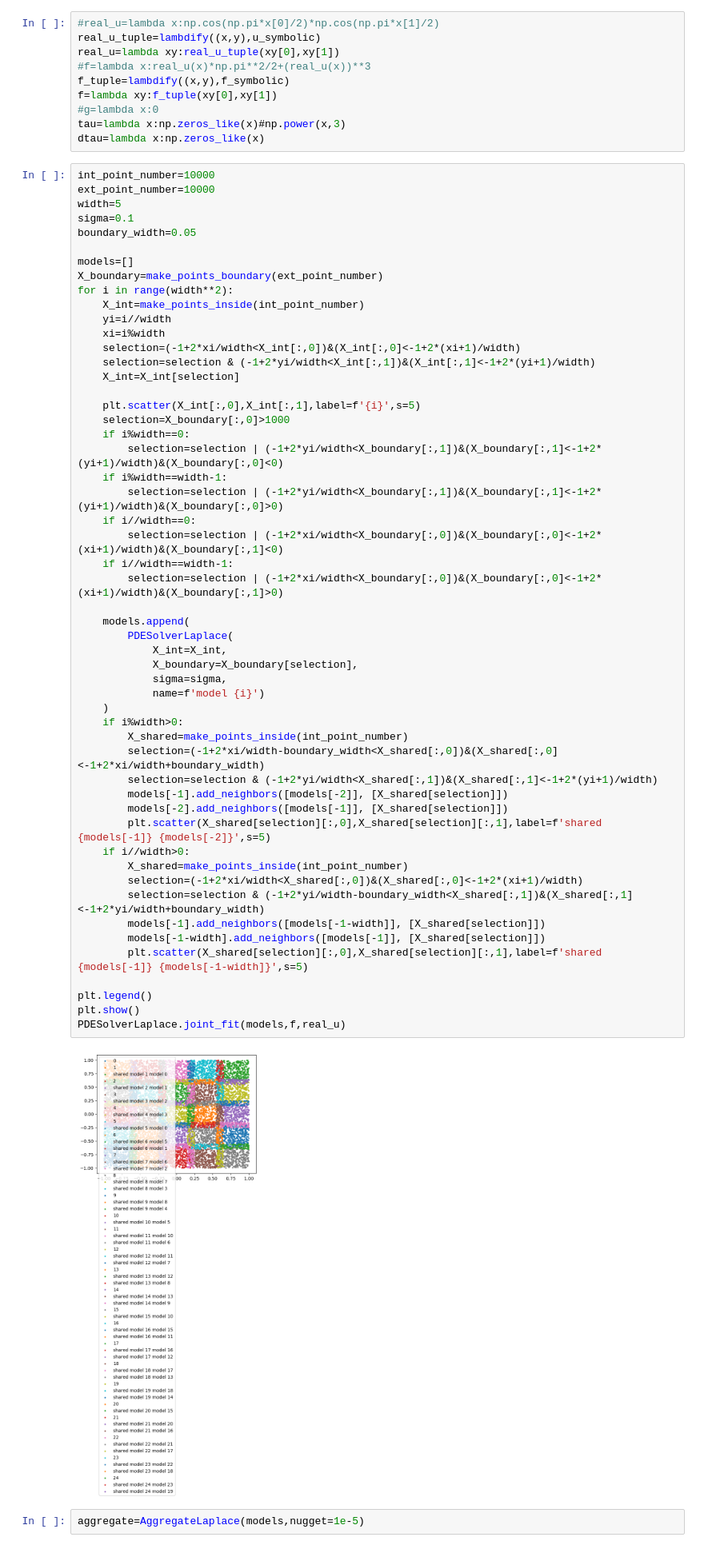
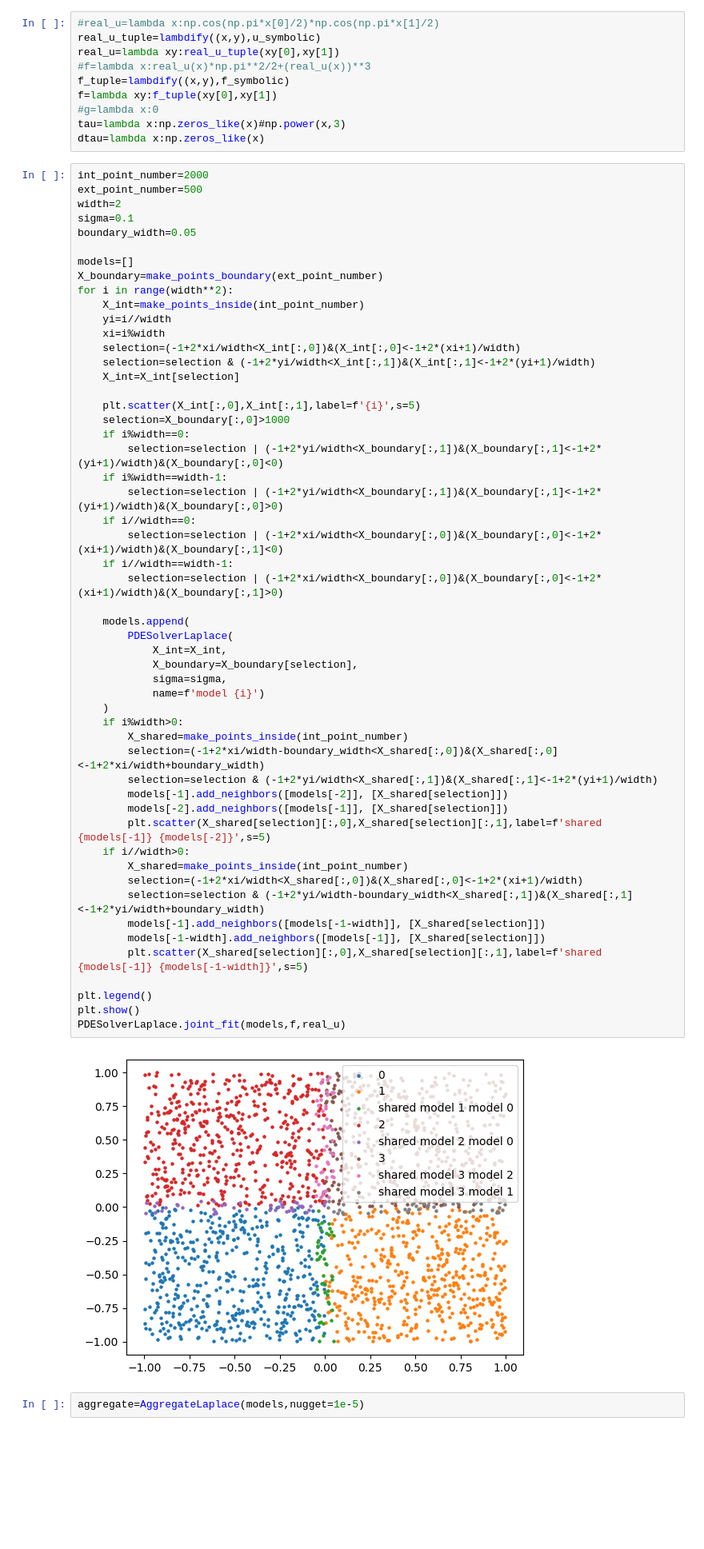
Before and after one commit to TheoBourdais/ModelAggregation, a Jupyter notebook: try joint aggregation with non everywhere share.ipynb, the cells around one changed output. Shown at 80% size. Saved outputs shown, nothing was run; the diff lists cells and outputs as text; blank space fills up the shorter version.

```diff
--- a/try joint aggregation with non everywhere share.ipynb
+++ b/try joint aggregation with non everywhere share.ipynb
@@ -70,9 +70,9 @@ f=lambda xy:f_tuple(xy[0],xy[1])
 tau=lambda x:np.zeros_like(x)#np.power(x,3)
 dtau=lambda x:np.zeros_like(x)
 # %%
-int_point_number=10000
-ext_point_number=10000
-width=5
+int_point_number=2000
+ext_point_number=500
+width=2
 sigma=0.1
 boundary_width=0.05
 
@@ -96,34 +96,34 @@ for i in range(width**2):
         selection=selection | (-1+2*xi/width<X_boundary[:,0])&(X_boundary[:,0]<-1+2*(xi+1)/width)&(X_boundary[:,1]<0)
     if i//width==width-1:
         selection=selection | (-1+2*xi/width<X_boundary[:,0])&(X_boundary[:,0]<-1+2*(xi+1)/width)&(X_boundary[:,1]>0)
 
     models.append(
         PDESolverLaplace(
             X_int=X_int,
             X_boundary=X_boundary[selection],
             sigma=sigma,
             name=f'model {i}')
     )
     if i%width>0:
         X_shared=make_points_inside(int_point_number)
         selection=(-1+2*xi/width-boundary_width<X_shared[:,0])&(X_shared[:,0]<-1+2*xi/width+boundary_width)
         selection=selection & (-1+2*yi/width<X_shared[:,1])&(X_shared[:,1]<-1+2*(yi+1)/width)
         models[-1].add_neighbors([models[-2]], [X_shared[selection]])
         models[-2].add_neighbors([models[-1]], [X_shared[selection]])
         plt.scatter(X_shared[selection][:,0],X_shared[selection][:,1],label=f'shared {models[-1]} {models[-2]}',s=5)
     if i//width>0:
         X_shared=make_points_inside(int_point_number)
         selection=(-1+2*xi/width<X_shared[:,0])&(X_shared[:,0]<-1+2*(xi+1)/width)
         selection=selection & (-1+2*yi/width-boundary_width<X_shared[:,1])&(X_shared[:,1]<-1+2*yi/width+boundary_width)
         models[-1].add_neighbors([models[-1-width]], [X_shared[selection]])
         models[-1-width].add_neighbors([models[-1]], [X_shared[selection]])
         plt.scatter(X_shared[selection][:,0],X_shared[selection][:,1],label=f'shared {models[-1]} {models[-1-width]}',s=5)
 
 plt.legend()
 plt.show()
 PDESolverLaplace.joint_fit(models,f,real_u)
 # %% [output]
-[figure, old version]
+[figure, new version]
 # %%
 aggregate=AggregateLaplace(models,nugget=1e-5)
 # %%
```
Also changed, not shown: parts of 4 cells of this notebook, 2 other files.
